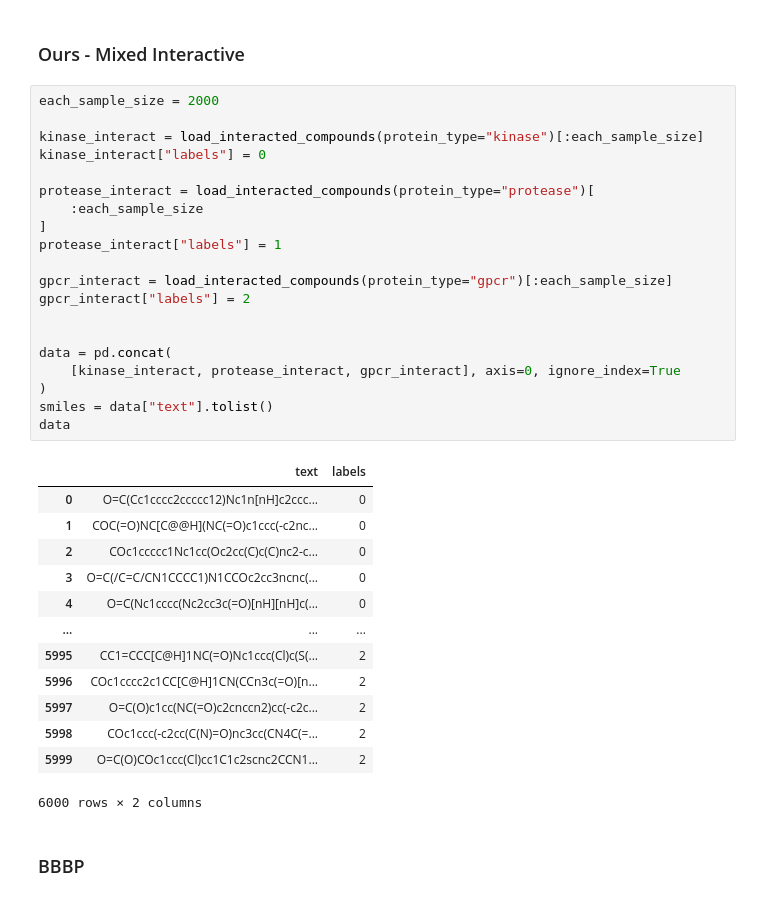
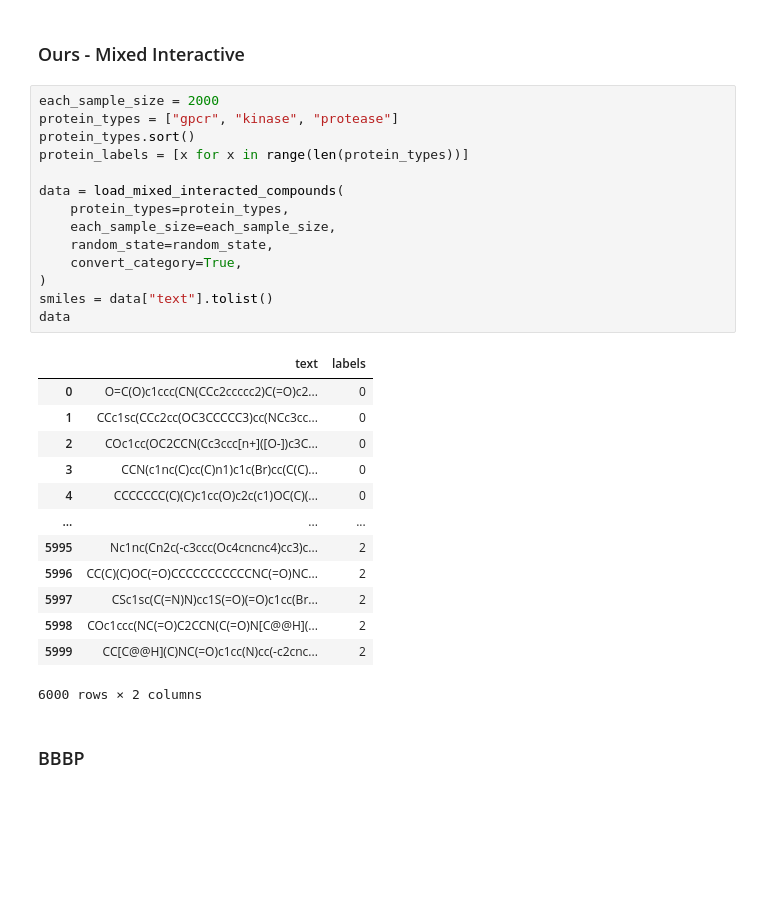
Before and after one commit to ilkersigirci/thesis-work, a Jupyter notebook: notebooks/clustering.ipynb, the cells around one changed output. Saved outputs shown, nothing was run; the diff lists cells and outputs as text; blank space fills up the shorter version.

```diff
--- a/notebooks/clustering.ipynb
+++ b/notebooks/clustering.ipynb
@@ -77,40 +88,34 @@ data
 66309 rows × 2 columns
 # %% [markdown]
 ### Ours - Mixed Interactive
-# %%
-each_sample_size = 2000
-
-kinase_interact = load_interacted_compounds(protein_type="kinase")[:each_sample_size]
-kinase_interact["labels"] = 0
-
-protease_interact = load_interacted_compounds(protein_type="protease")[
-    :each_sample_size
-]
-protease_interact["labels"] = 1
-
-gpcr_interact = load_interacted_compounds(protein_type="gpcr")[:each_sample_size]
-gpcr_interact["labels"] = 2
-
-
-data = pd.concat(
-    [kinase_interact, protease_interact, gpcr_interact], axis=0, ignore_index=True
-)
-smiles = data["text"].tolist()
-data
-# %% [output]
-|  | text | labels |
-| 0 | O=C(Cc1cccc2ccccc12)Nc1n[nH]c2ccc... | 0 |
-| 1 | COC(=O)NC[C@@H](NC(=O)c1ccc(-c2nc... | 0 |
-| 2 | COc1ccccc1Nc1cc(Oc2cc(C)c(C)nc2-c... | 0 |
-| 3 | O=C(/C=C/CN1CCCC1)N1CCOc2cc3ncnc(... | 0 |
-| 4 | O=C(Nc1cccc(Nc2cc3c(=O)[nH][nH]c(... | 0 |
-| ... | ... | ... |
-| 5995 | CC1=CCC[C@H]1NC(=O)Nc1ccc(Cl)c(S(... | 2 |
-| 5996 | COc1cccc2c1CC[C@H]1CN(CCn3c(=O)[n... | 2 |
-| 5997 | O=C(O)c1cc(NC(=O)c2cnccn2)cc(-c2c... | 2 |
-| 5998 | COc1ccc(-c2cc(C(N)=O)nc3cc(CN4C(=... | 2 |
-| 5999 | O=C(O)COc1ccc(Cl)cc1C1c2scnc2CCN1... | 2 |
-6000 rows × 2 columns
+# %%
+each_sample_size = 2000
+protein_types = ["gpcr", "kinase", "protease"]
+protein_types.sort()
+protein_labels = [x for x in range(len(protein_types))]
+
+data = load_mixed_interacted_compounds(
+    protein_types=protein_types,
+    each_sample_size=each_sample_size,
+    random_state=random_state,
+    convert_category=True,
+)
+smiles = data["text"].tolist()
+data
+# %% [output]
+|  | text | labels |
+| 0 | O=C(O)c1ccc(CN(CCc2ccccc2)C(=O)c2... | 0 |
+| 1 | CCc1sc(CCc2cc(OC3CCCCC3)cc(NCc3cc... | 0 |
+| 2 | COc1cc(OC2CCN(Cc3ccc[n+]([O-])c3C... | 0 |
+| 3 | CCN(c1nc(C)cc(C)n1)c1c(Br)cc(C(C)... | 0 |
+| 4 | CCCCCCC(C)(C)c1cc(O)c2c(c1)OC(C)(... | 0 |
+| ... | ... | ... |
+| 5995 | Nc1nc(Cn2c(-c3ccc(Oc4cncnc4)cc3)c... | 2 |
+| 5996 | CC(C)(C)OC(=O)CCCCCCCCCCCNC(=O)NC... | 2 |
+| 5997 | CSc1sc(C(=N)N)cc1S(=O)(=O)c1cc(Br... | 2 |
+| 5998 | COc1ccc(NC(=O)C2CCN(C(=O)N[C@@H](... | 2 |
+| 5999 | CC[C@@H](C)NC(=O)c1cc(N)cc(-c2cnc... | 2 |
+6000 rows × 2 columns
 # %% [markdown]
 ### BBBP
 # %%
```
Also changed, not shown: parts of 16 cells of this notebook, 2 other files.
